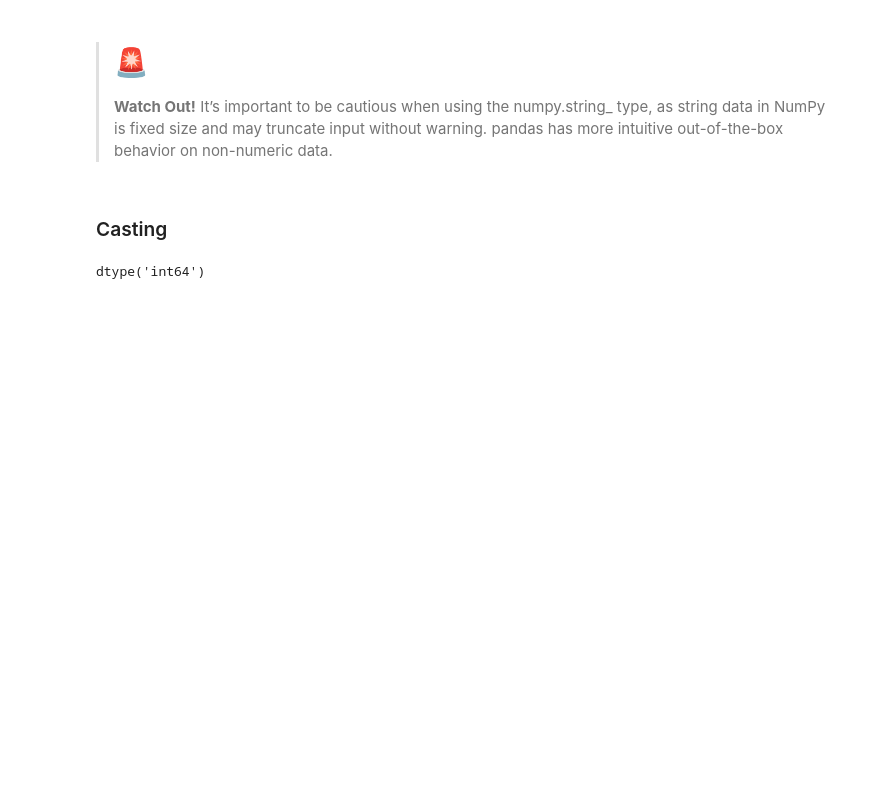
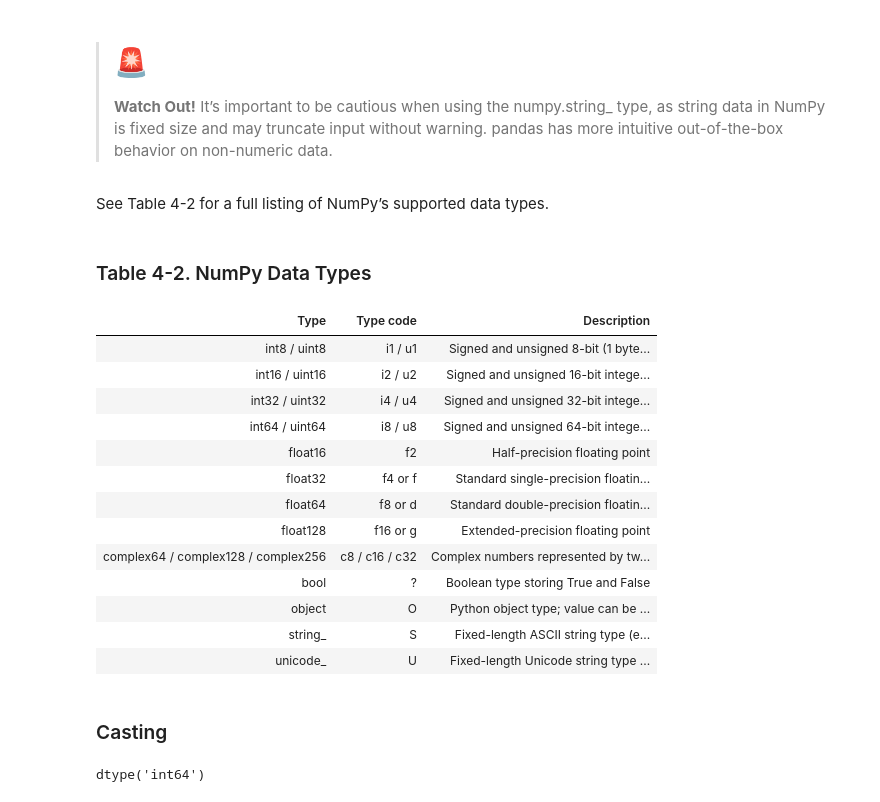
Before and after one commit to JoyanGit/PyData-Analysis-3E-Wes-McKinney, a Jupyter notebook: Ch04 - NumPy Basics - Arrays and Vectorized Computation.ipynb, the cells around one changed output. Cells and saved outputs as stored; diff of their text form; code cells hidden in the pictures; blank space fills up the shorter version.

```diff
--- a/Ch04 - NumPy Basics - Arrays and Vectorized Computation.ipynb
+++ b/Ch04 - NumPy Basics - Arrays and Vectorized Computation.ipynb
@@ -461,6 +496,48 @@ over the storage type.
 as string data in NumPy is fixed size and may truncate input
 without warning. pandas has more intuitive out-of-the-box behavior
 on non-numeric data.
+# %% [markdown]
+See Table 4-2 for a full listing of NumPy’s supported data types.
+# %%
+columns = ["Type", "Type code", "Description"]
+
+rows = [
+["int8 / uint8","i1 / u1","Signed and unsigned 8-bit (1 byte) integer types"],
+["int16 / uint16","i2 / u2","Signed and unsigned 16-bit integer types"],
+["int32 / uint32","i4 / u4","Signed and unsigned 32-bit integer types"],
+["int64 / uint64","i8 / u8","Signed and unsigned 64-bit integer types"],
+["float16","f2","Half-precision floating point"],
+["float32","f4 or f","Standard single-precision floating point; compatible with C float"],
+["float64","f8 or d","Standard double-precision floating point; compatible with C double and Python float"],
+["float128","f16 or g","Extended-precision floating point"],
+["complex64 / complex128 / complex256","c8 / c16 / c32","Complex numbers represented by two floats"],
+["bool","?","Boolean type storing True and False"],
+["object","O","Python object type; value can be any Python object"],
+["string_","S","Fixed-length ASCII string type (e.g., 'S10')"],
+["unicode_","U","Fixed-length Unicode string type (e.g., 'U10')"]
+]
+
+render_book_table(
+    "Table 4-2. NumPy Data Types",
+    columns,
+    rows
+)
+# %% [output]
+Table 4-2. NumPy Data Types
+| Type | Type code | Description |
+| int8 / uint8 | i1 / u1 | Signed and unsigned 8-bit (1 byte... |
+| int16 / uint16 | i2 / u2 | Signed and unsigned 16-bit intege... |
+| int32 / uint32 | i4 / u4 | Signed and unsigned 32-bit intege... |
+| int64 / uint64 | i8 / u8 | Signed and unsigned 64-bit intege... |
+| float16 | f2 | Half-precision floating point |
+| float32 | f4 or f | Standard single-precision floatin... |
+| float64 | f8 or d | Standard double-precision floatin... |
+| float128 | f16 or g | Extended-precision floating point |
+| complex64 / complex128 / complex256 | c8 / c16 / c32 | Complex numbers represented by tw... |
+| bool | ? | Boolean type storing True and False |
+| object | O | Python object type; value can be ... |
+| string_ | S | Fixed-length ASCII string type (e... |
+| unicode_ | U | Fixed-length Unicode string type ... |
 # %% [markdown]
 ### Casting
 # %%
```
Also changed, not shown: parts of 22 cells of this notebook, 20 other files.
